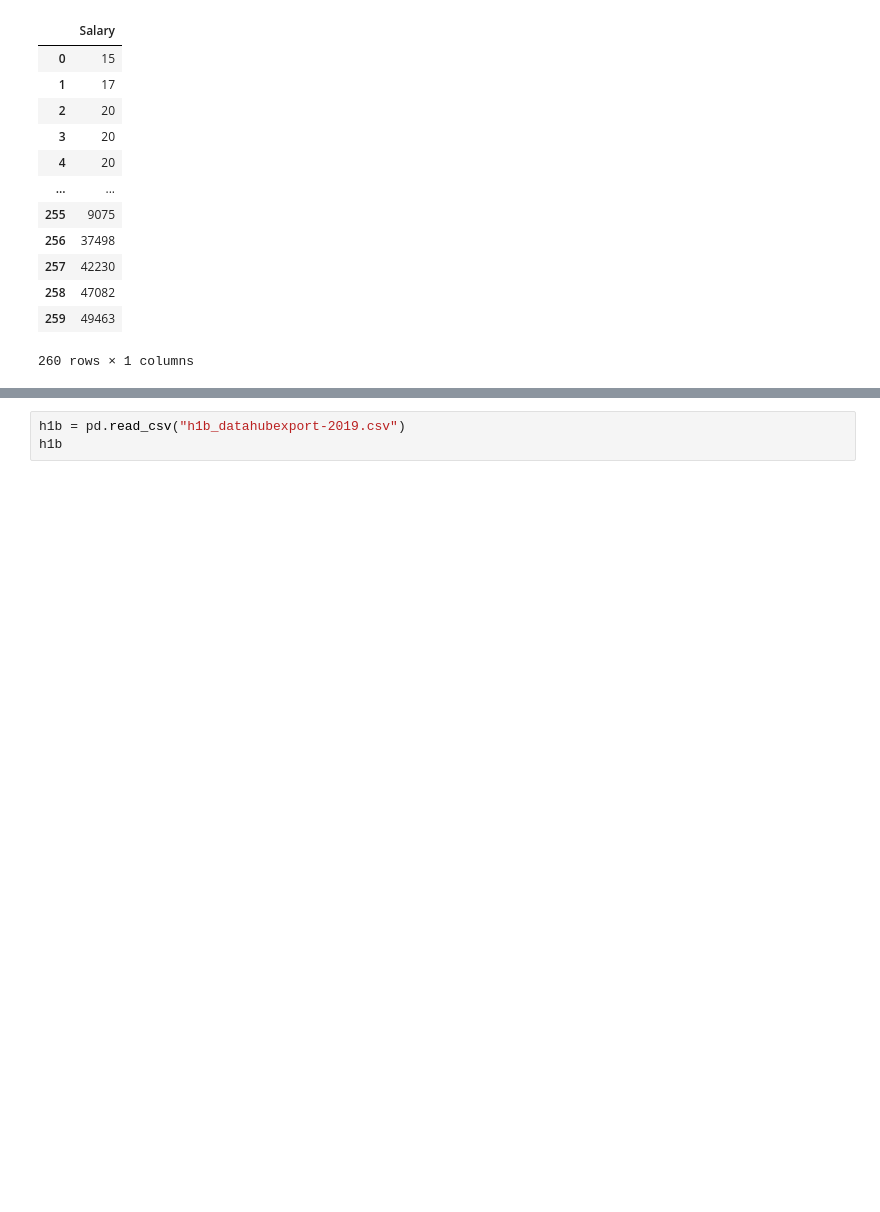
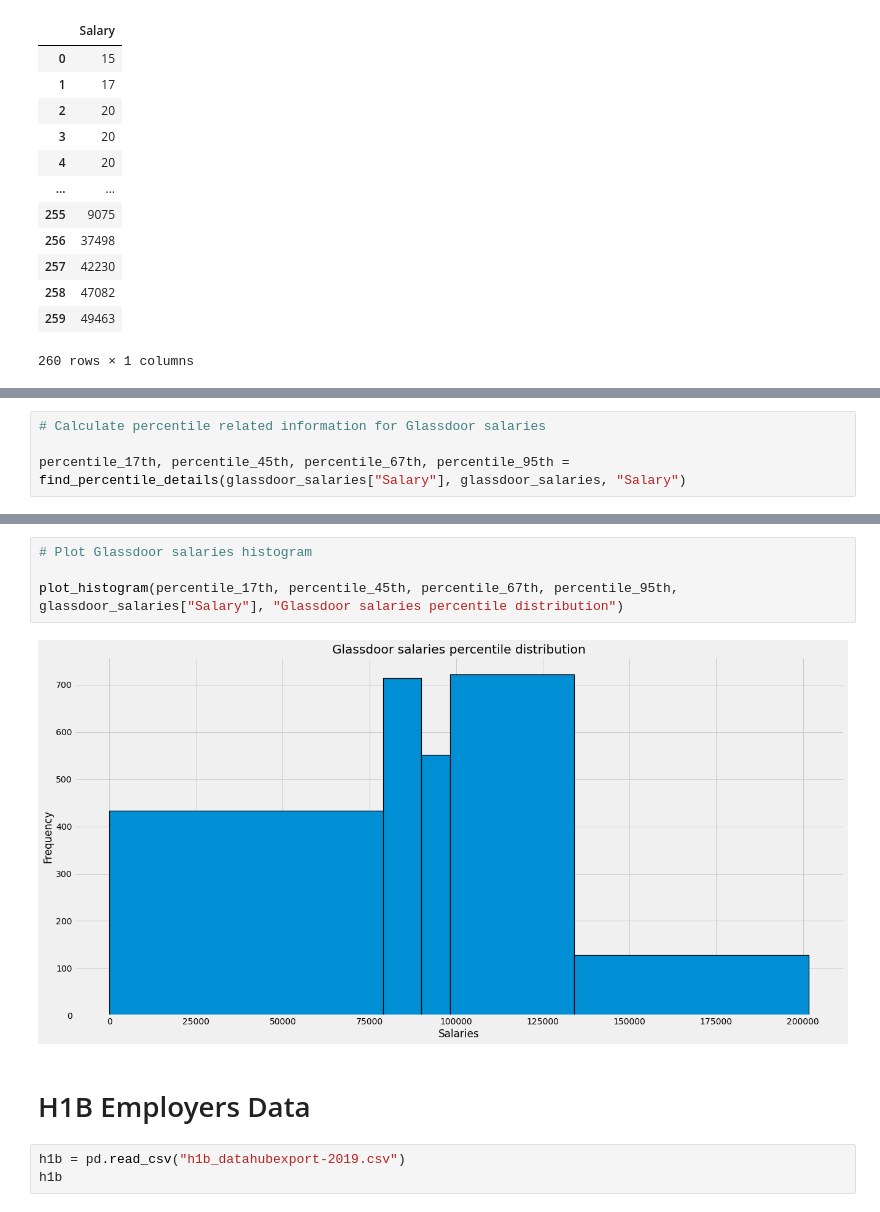
Before and after one commit to prabinspkt/h1b-swe, a Jupyter notebook: Prabin_Sapkota_Miniproject.ipynb, the cells around one changed output, grey strips where cells are left out. Cells and saved outputs as stored; diff of their text form; blank space fills up the shorter version.

```diff
--- a/Prabin_Sapkota_Miniproject.ipynb
+++ b/Prabin_Sapkota_Miniproject.ipynb
@@ -264,0 +347,4 @@ glassdoor_salaries
+# %%
+# Calculate percentile related information for Glassdoor salaries
+
+percentile_17th, percentile_45th, percentile_67th, percentile_95th = find_percentile_details(glassdoor_salaries["Salary"], glassdoor_salaries, "Salary")
@@ -265,3 +366,11 @@ glassdoor_salaries
+# %%
+# Plot Glassdoor salaries histogram
+
+plot_histogram(percentile_17th, percentile_45th, percentile_67th, percentile_95th, glassdoor_salaries["Salary"], "Glassdoor salaries percentile distribution")
+# %% [output]
+[figure, added]
+# %% [markdown]
+# H1B Employers Data
 # %%
 h1b = pd.read_csv("h1b_datahubexport-2019.csv")
 h1b
```
Also changed, not shown: parts of 16 cells of this notebook, 1 other file.
